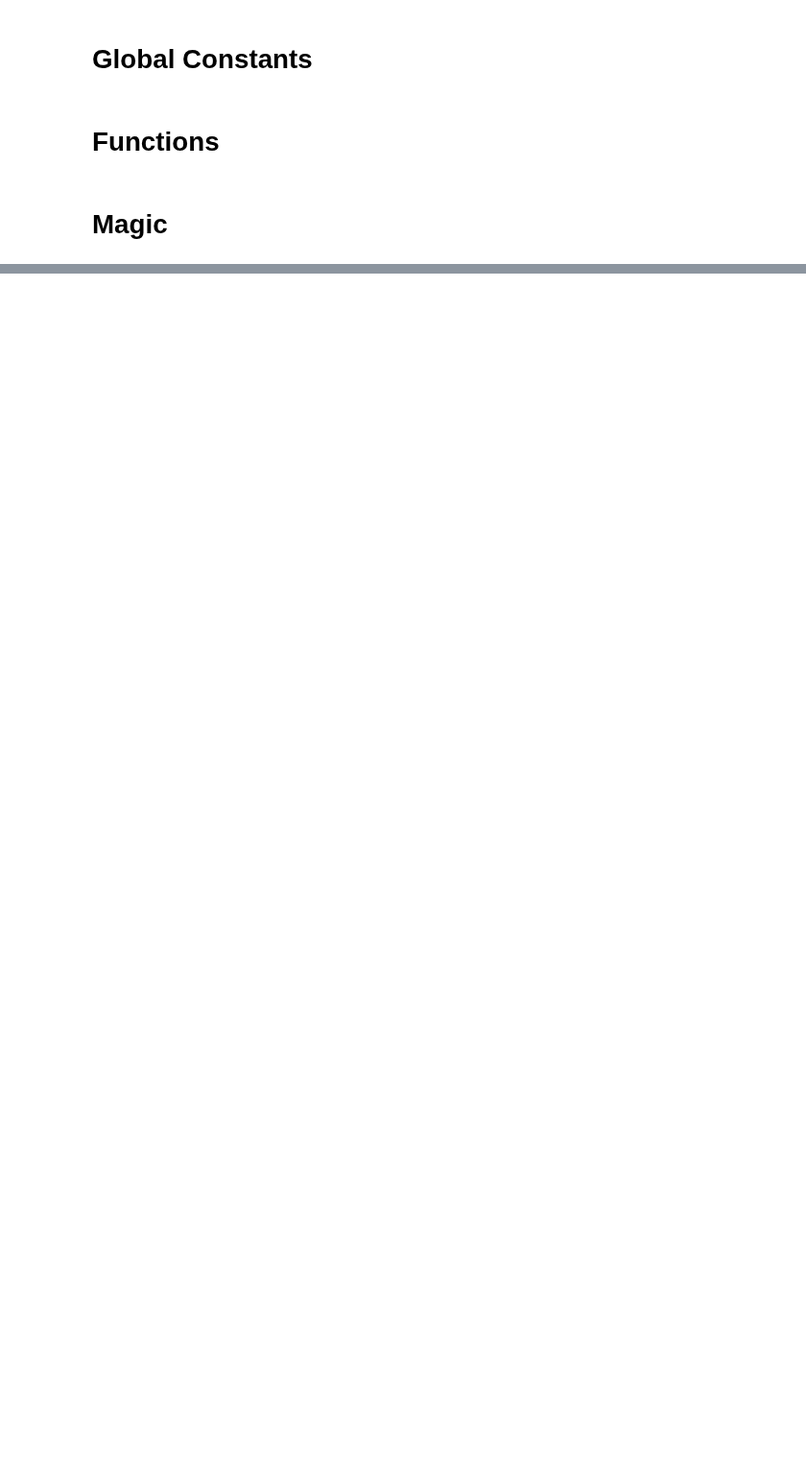
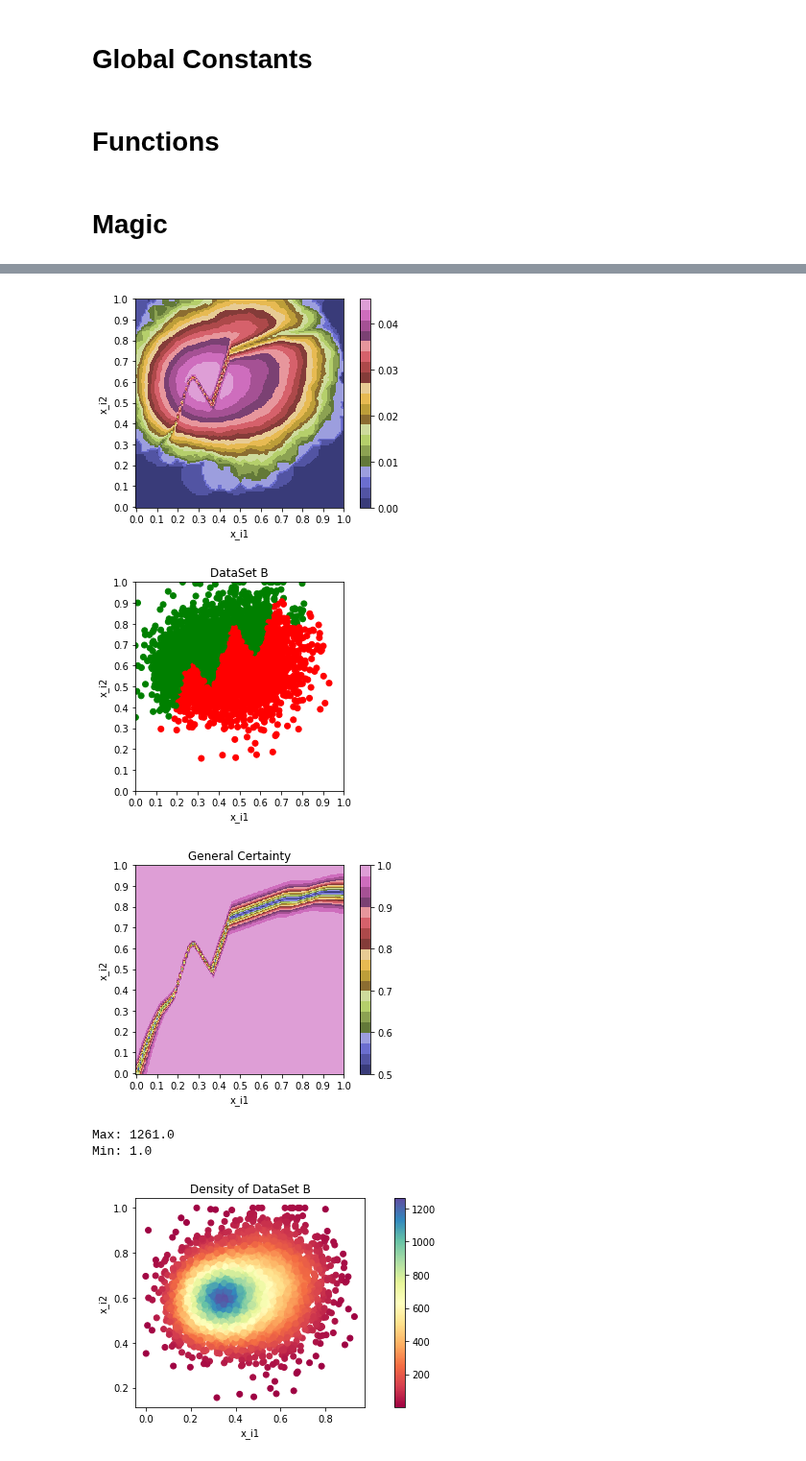
Before and after one commit to ericbill21/siemens, a Jupyter notebook: Siemens_Approach.ipynb, the cells around one changed output, grey strips where cells are left out. Shown at 96% size. Saved outputs shown, nothing was run; the diff lists cells and outputs as text; code cells hidden in the pictures; blank space fills up the shorter version.

```diff
--- a/Siemens_Approach.ipynb
+++ b/Siemens_Approach.ipynb
@@ -74,7 +74,7 @@ COLORS = {0 : 'green', 1 : 'red', 'green' : 0, 'red' : 1}
 SOURCES = {'A' : 'https://drive.google.com/file/d/1hAzAKZNpmSclSI7HnV_cRjpMS4Kh5r1q/view?usp=sharing', 'B' : 'https://drive.google.com/file/d/12VlecL-5iYs-BFpnTOba1x65jWofBX1P/view?usp=sharing', 'C' : 'https://drive.google.com/file/d/1-Z0RuJIi1cZcqrrmV6TqT0O1PwI2OiBY/view?usp=sharing'}
 SOURCE_SIZE = {'A': 1000,'B' : 5000, 'C' : 50000}
 
-CURRENT_SET = 'C'
+CURRENT_SET = 'B'
 
 # Balancing dataset to threshold
 THRESHOLD_DATA = 0.4
@@ -101,9 +101,14 @@ PENALTY = 0.2
 # %%
 #@title Data Operations
 
-def getDataSet():
-  """Returns the dataset currently selected by CURRENT_SET."""
-  path = 'https://drive.google.com/uc?export=download&id='+SOURCES[CURRENT_SET].split('/')[-2]
+def getDataSet(dataset=CURRENT_SET):
+  """Returns pandas.DataFrame of dataset.
+
+  Args:
+    dataset: char, optional
+      The dataset to return. 'A', 'B', or 'C'.
+  """
+  path = 'https://drive.google.com/uc?export=download&id='+SOURCES[dataset].split('/')[-2]
   return pd.read_excel(path)
 
 def seperateValidationSet(dataSet, validationIndices):
@@ -2483,7 +2548,14 @@ history = model_0.fit(training_points, training_labels, batch_size=912, epochs=1
                     shuffle=True, validation_data=(valSet_points, valSet_labels))
 clear_output()
 # %%
-z = plotWeightedCertainty(model_0, 100, referenceMethod='evenSqrt')
+z = plotWeightedCertainty(model_0, 100, referenceMethod='evenLog')
 makePlot()
 makeCertaintyMap(model_0, 100)
 plotDensity()
+# %% [output]
+[figure, added]
+[figure, added]
+[figure, added]
+Max: 1261.0
+Min: 1.0
+[figure, added]
```
Also changed, not shown: parts of 3 cells of this notebook.
